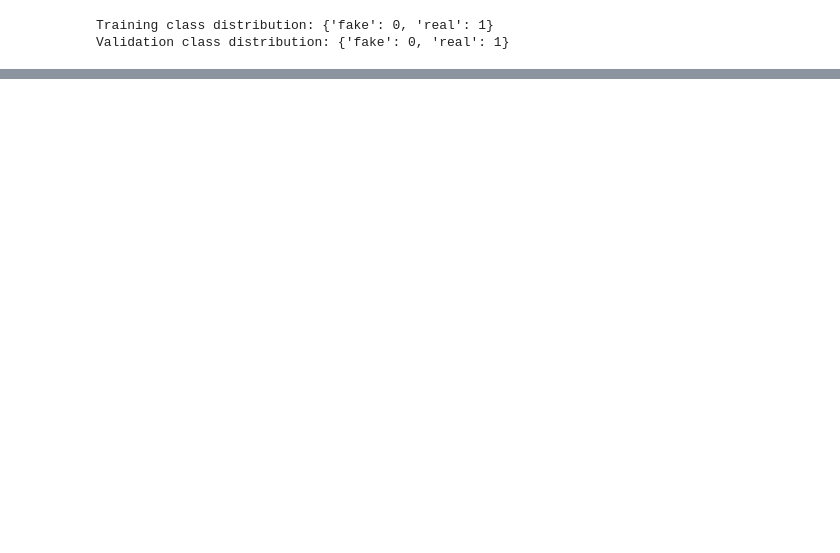
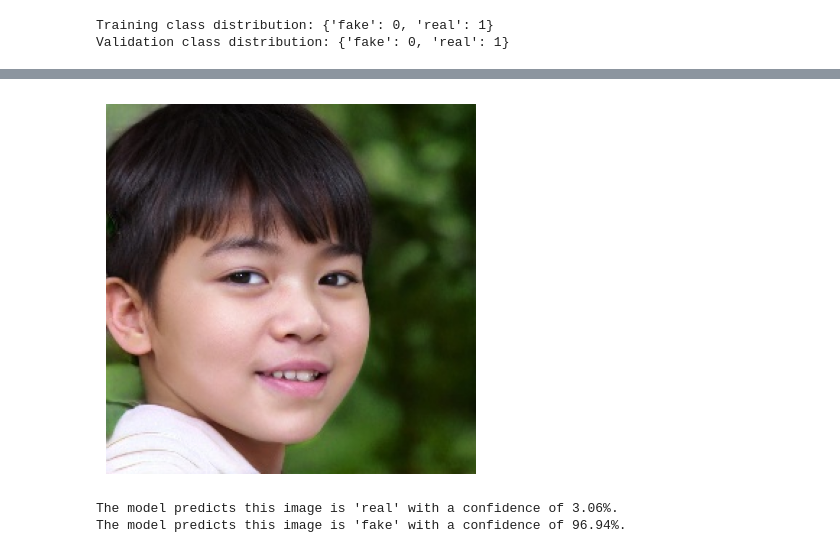
Before and after one commit to Shruthi2905/Real-vs-AI-generated-classification, a Jupyter notebook: images.ipynb, the cells around one changed output, grey strips where cells are left out. Saved outputs shown, nothing was run; the diff lists cells and outputs as text; code cells hidden in the pictures; blank space fills up the shorter version.

```diff
--- a/images.ipynb
+++ b/images.ipynb
@@ -55,3 +84,8 @@ test_dir = obj._subset_directory('/content/drive/MyDrive/imgdata/data/Images/rea
+# %%
+obj=Data()
+train_dir = obj._subset_directory('140k-real-and-fake-faces/real_vs_fake/real-vs-fake/train',max_images_per_class=5000)
+val_dir = obj._subset_directory('140k-real-and-fake-faces/real_vs_fake/real-vs-fake/valid',max_images_per_class=5000)
+test_dir = obj._subset_directory('140k-real-and-fake-faces/real_vs_fake/real-vs-fake/test',max_images_per_class=5000)
 # %%
 print("Train_dir Subfolders: ", os.listdir(train_dir))
 print("Valid_dir Subfolders: ", os.listdir(val_dir))
@@ -219,7 +285,7 @@ def load_and_preprocess_image(img_path, target_size):
 
     return img, img_array
 
-img_path = 'data/Images/real_vs_fake/realvsfake/test/real/00093.jpg'
+img_path = '140k-real-and-fake-faces/real_vs_fake/real-vs-fake/valid/fake/00W5NPIX4S.jpg'
 target_size = (256, 256)  # Make sure this matches your model's input size
 
 # Load and preprocess the image
@@ -239,3 +305,4 @@ plt.show()
 # Print the results
 print(f"The model predicts this image is 'real' with a confidence of {real_confidence:.2f}%.")
 print(f"The model predicts this image is 'fake' with a confidence of {fake_confidence:.2f}%.")
+# %% [output]
@@ -241,0 +310,3 @@ print(f"The model predicts this image is 'fake' with a confidence of {fake_confi
+[figure, added]
+The model predicts this image is 'real' with a confidence of 3.06%.
+The model predicts this image is 'fake' with a confidence of 96.94%.
```
Also changed, not shown: parts of 16 cells of this notebook, 2 other files.
